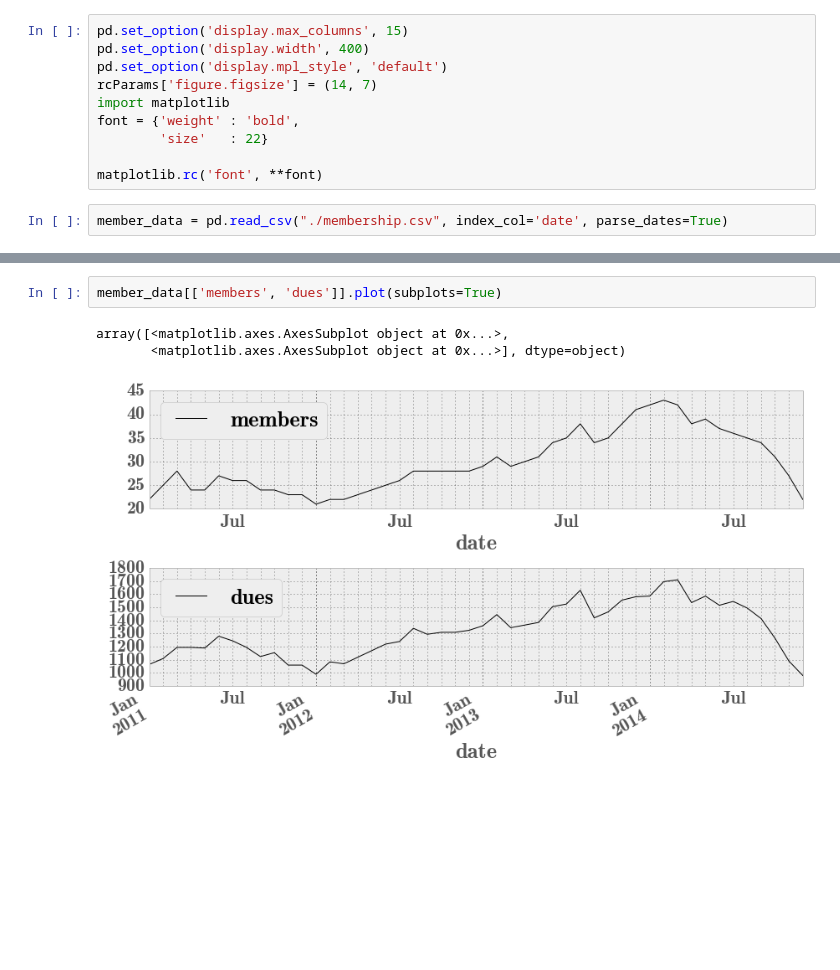
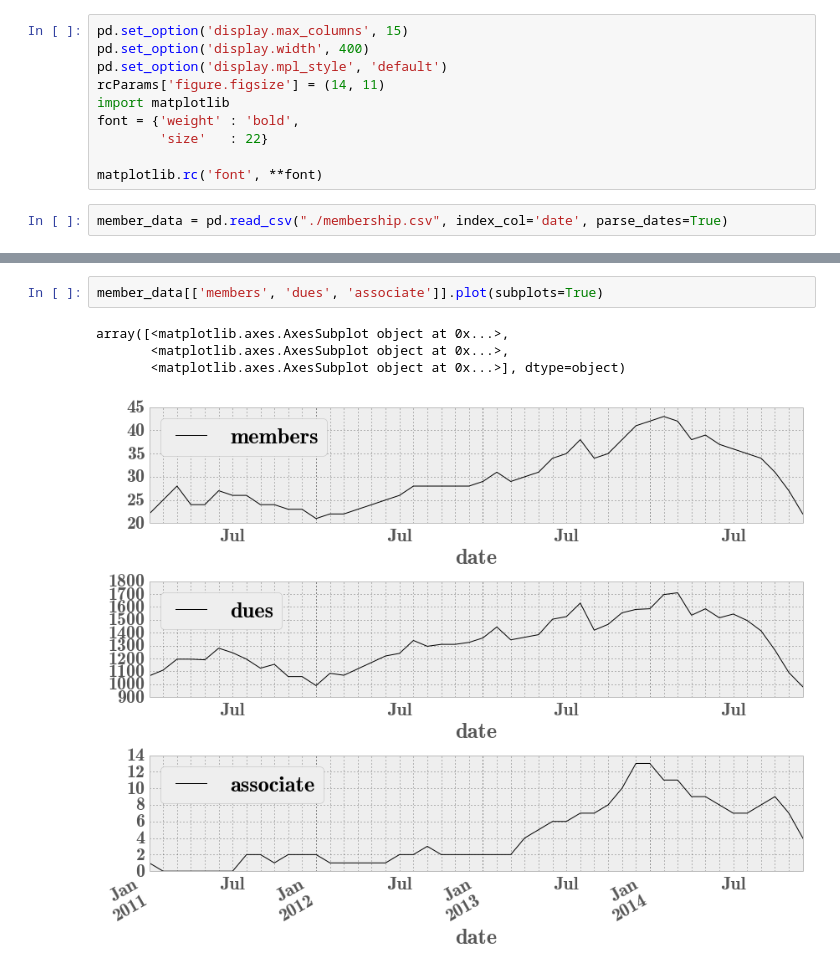
Before and after one commit to splatspace/membership, a Jupyter notebook: splat_space_membership.ipynb, the cells around one changed output, grey strips where cells are left out. Drawn from its saved outputs; the diff is of its cells as text; blank space fills up the shorter version.

Commit message:
Added columns for different types of membership

```diff
--- a/splat_space_membership.ipynb
+++ b/splat_space_membership.ipynb
@@ -6,7 +6,7 @@ import pandas as pd
 pd.set_option('display.max_columns', 15)
 pd.set_option('display.width', 400)
 pd.set_option('display.mpl_style', 'default')
-rcParams['figure.figsize'] = (14, 7)
+rcParams['figure.figsize'] = (14, 11)
 import matplotlib
 font = {'weight' : 'bold',
         'size'   : 22}
@@ -38,6 +38,7 @@ member_data[:15]
 # %%
-member_data[['members', 'dues']].plot(subplots=True)
+member_data[['members', 'dues', 'associate']].plot(subplots=True)
 # %% [output]
 array([<matplotlib.axes.AxesSubplot object at 0x...>,
+       <matplotlib.axes.AxesSubplot object at 0x...>,
        <matplotlib.axes.AxesSubplot object at 0x...>], dtype=object)
-[figure, old version]
+[figure, new version]
```
Also changed, not shown: parts of 5 cells of this notebook, 1 other file.
